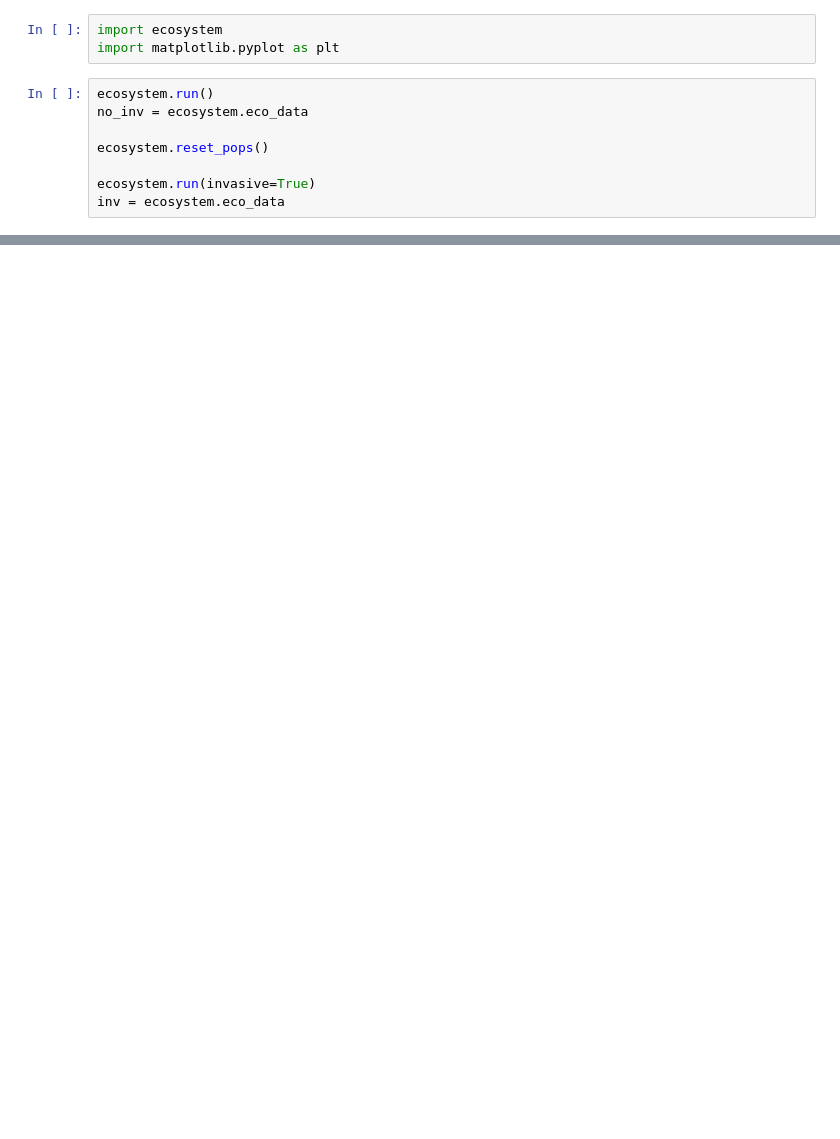
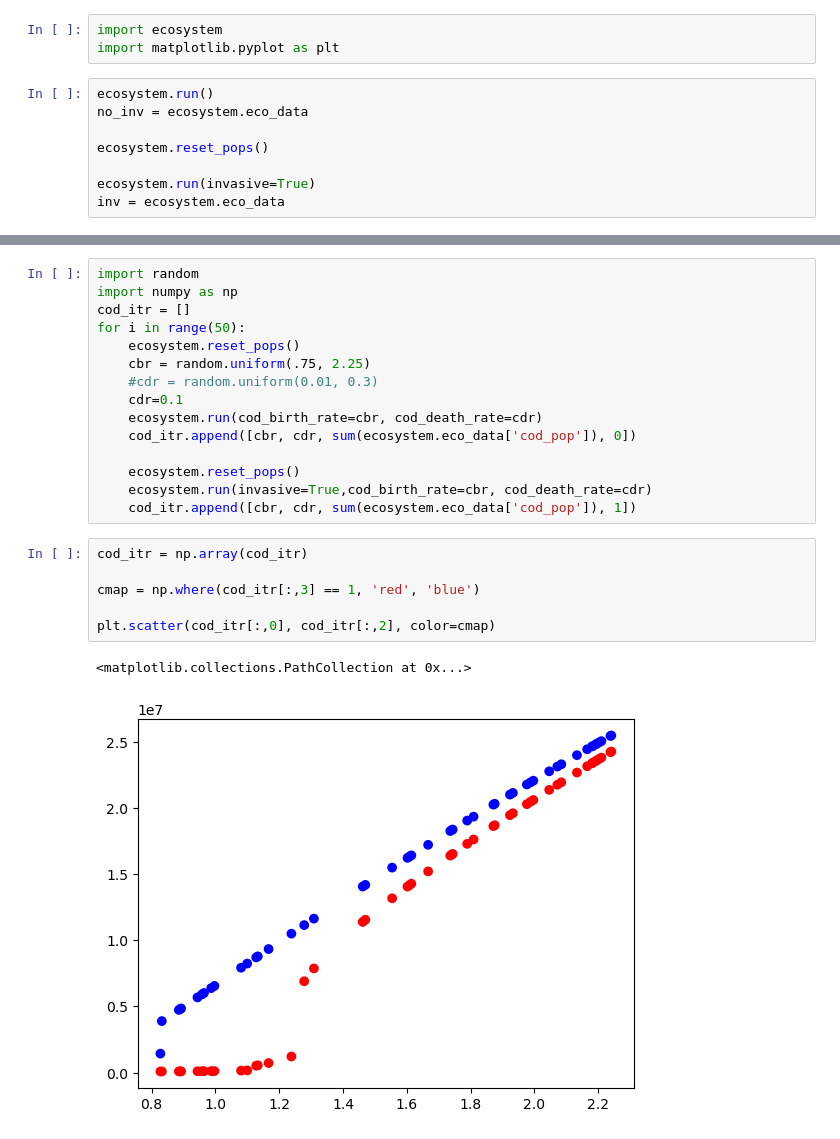
Before and after one commit to anthonyjk/invasive-species-model, a Jupyter notebook: visual.ipynb, the cells around one changed output, grey strips where cells are left out. Drawn from its saved outputs; the diff is of its cells as text; blank space fills up the shorter version.

```diff
--- a/visual.ipynb
+++ b/visual.ipynb
@@ -17,0 +18,24 @@ plt.plot(inv['step'], inv['cod_pop'])
+# %%
+import random
+import numpy as np
+cod_itr = []
+for i in range(50):
+    ecosystem.reset_pops()
+    cbr = random.uniform(.75, 2.25)
+    #cdr = random.uniform(0.01, 0.3)
+    cdr=0.1
+    ecosystem.run(cod_birth_rate=cbr, cod_death_rate=cdr)
+    cod_itr.append([cbr, cdr, sum(ecosystem.eco_data['cod_pop']), 0])
+
+    ecosystem.reset_pops()
+    ecosystem.run(invasive=True,cod_birth_rate=cbr, cod_death_rate=cdr)
+    cod_itr.append([cbr, cdr, sum(ecosystem.eco_data['cod_pop']), 1])
+# %%
+cod_itr = np.array(cod_itr)
+
+cmap = np.where(cod_itr[:,3] == 1, 'red', 'blue')
+
+plt.scatter(cod_itr[:,0], cod_itr[:,2], color=cmap)
+# %% [output]
+<matplotlib.collections.PathCollection at 0x...>
+[figure, added]
```
Also changed, not shown: parts of 6 cells of this notebook, 2 other files.
